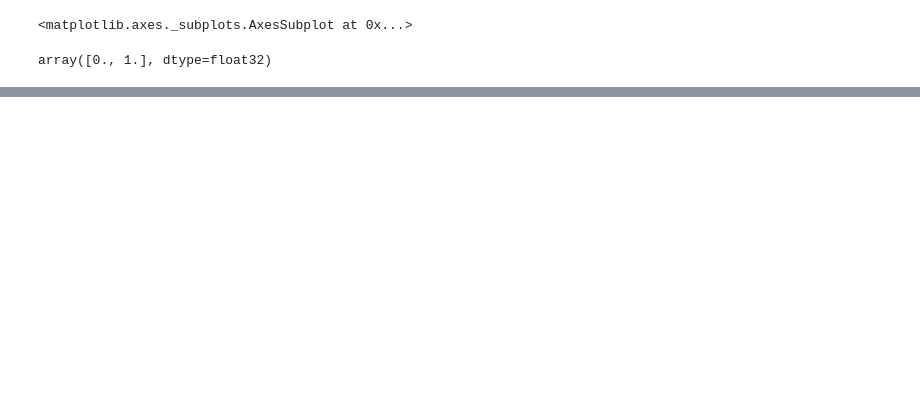
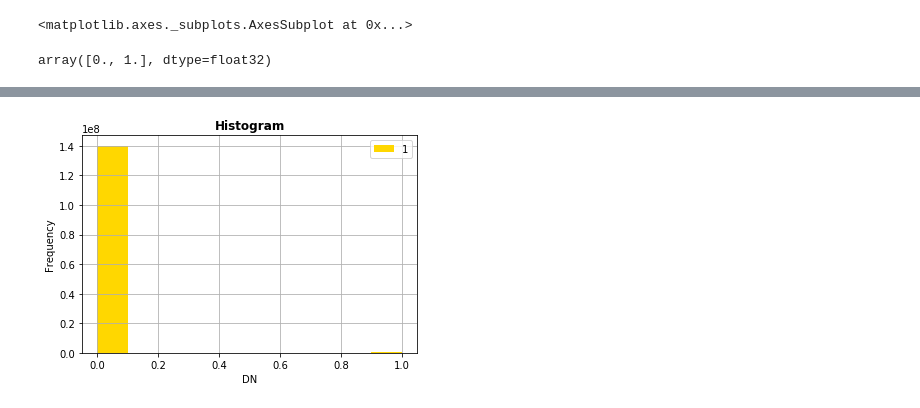
Before and after one commit to cascadet/AfricaUrbanPop, a Jupyter notebook: notebooks/jupyter/2018-10-12-Raster.ipynb, the cells around one changed output, grey strips where cells are left out. Drawn from its saved outputs; the diff is of its cells as text; code cells hidden in the pictures; blank space fills up the shorter version.

```diff
--- a/notebooks/jupyter/2018-10-12-Raster.ipynb
+++ b/notebooks/jupyter/2018-10-12-Raster.ipynb
@@ -101,0 +211,4 @@ len(label_test)
+# %%
+# open the threshold mask as a rasterio object and see what's in it
+mask_test = rasterio.open(filepath+"africa1k_2000_mask.tif")
+mask_test.meta
@@ -101,0 +234,4 @@ len(label_test)
+# %%
+plot.show_hist(mask_test.read(1))
+# %% [output]
+[figure, added]
```
Also changed, not shown: parts of 63 cells of this notebook.
